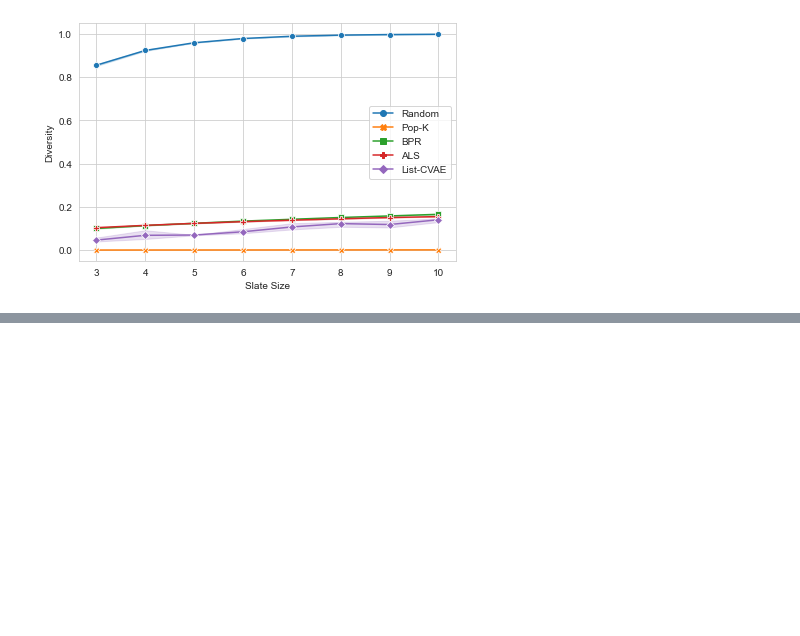
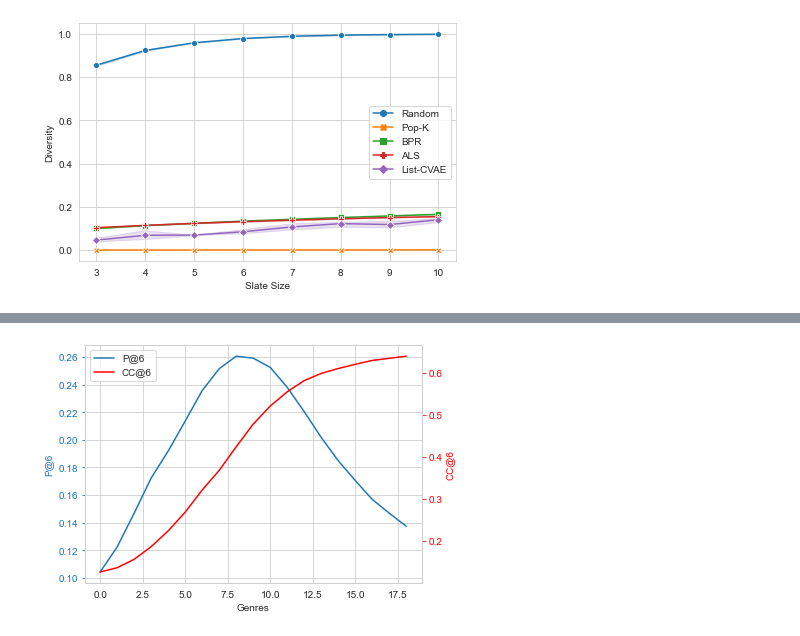
Before and after one commit to dferendo/RecommendationSystem, a Jupyter notebook: plots/slate_plot.ipynb, the cells around one changed output, grey strips where cells are left out. Saved outputs shown, nothing was run; the diff lists cells and outputs as text; code cells hidden in the pictures; blank space fills up the shorter version.

```diff
--- a/plots/slate_plot.ipynb
+++ b/plots/slate_plot.ipynb
@@ -196,0 +223,26 @@ fig.savefig("cc.pdf")
+# %%
+df_genres = pd.read_csv('./data/different_genres_2.csv')
+
+df_genres.columns = ['P@6', 'HR', 'F1 Score', 'Diversity', 'CC@6', 'Genres']
+
+ax = df_genres.plot(x="Genres", y="P@6", legend=False)
+ax2 = ax.twinx()
+df_genres.plot(x="Genres", y="CC@6", ax=ax2, legend=False, color="r")
+ax2.grid(None)
+
+ax.set_ylabel("P@6", color=ax.get_lines()[-1].get_color())
+ax2.set_ylabel("CC@6", color=ax2.get_lines()[-1].get_color())
+
+ax.tick_params(axis='y', colors=ax.get_lines()[-1].get_color())
+ax2.tick_params(axis='y', colors=ax2.get_lines()[-1].get_color())
+
+# ask matplotlib for the plotted objects and their labels
+lines, labels = ax.get_legend_handles_labels()
+lines2, labels2 = ax2.get_legend_handles_labels()
+ax2.legend(lines + lines2, labels + labels2, loc='best')
+
+fig = ax.get_figure()
+fig.tight_layout()
+fig.savefig(f"genres_increasing.pdf")
+# %% [output]
+[figure, added]
```
Also changed, not shown: parts of 2 cells of this notebook, 5 other files.
